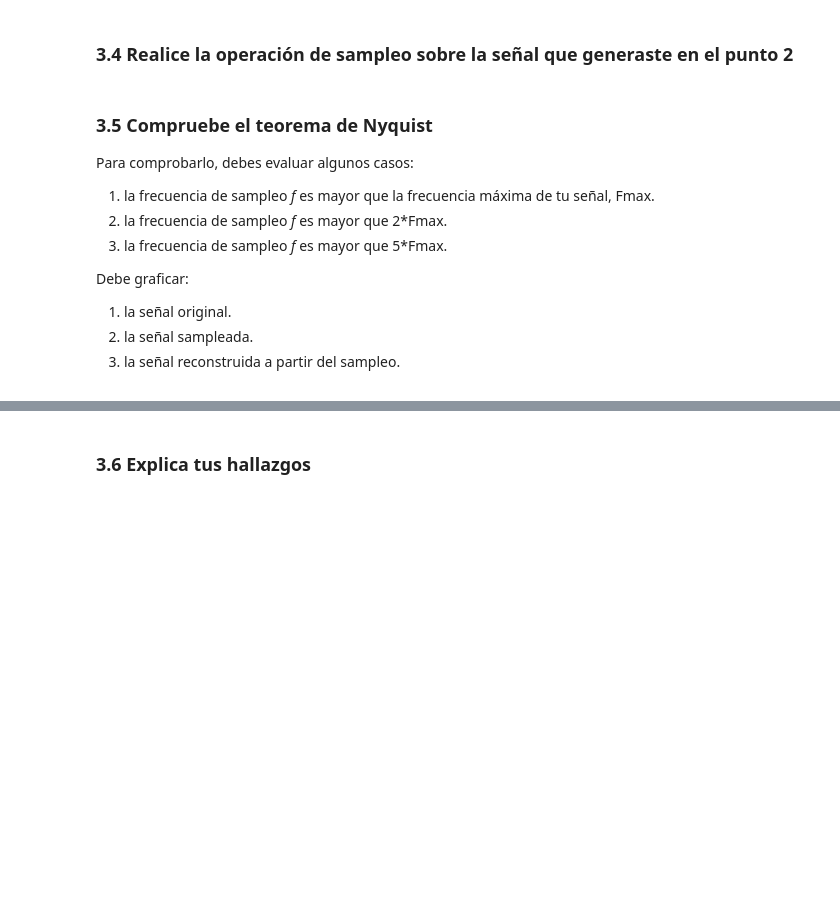
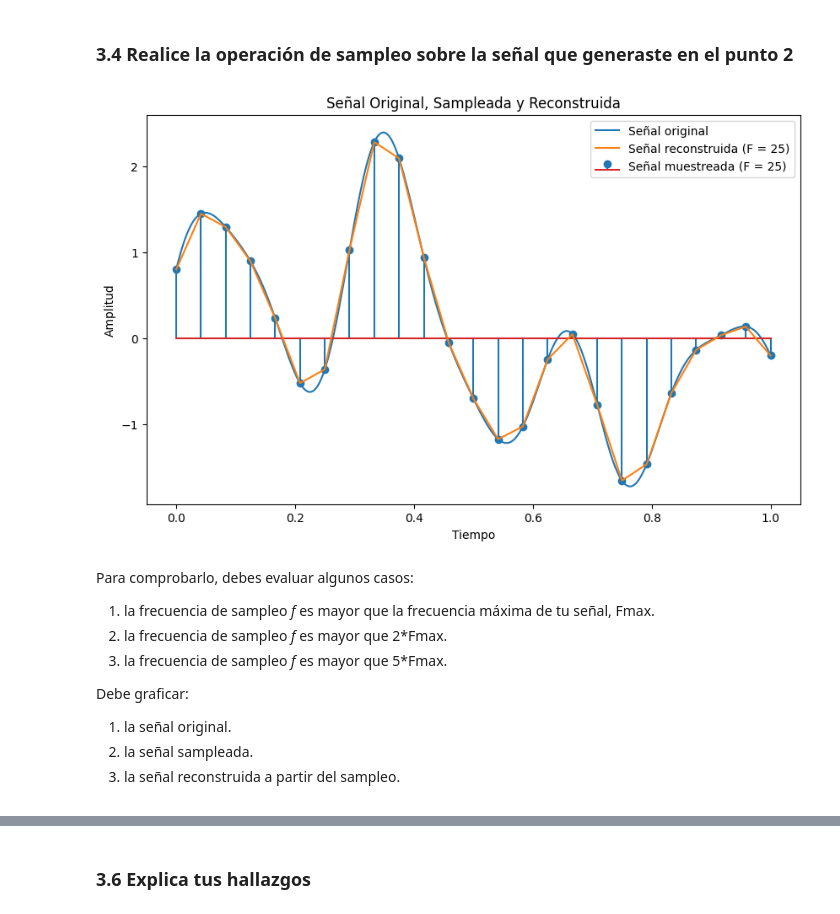
Before and after one commit to larryfishermn/EIE_401_MULTIMEDIA, a Jupyter notebook: Actividad 2/Actividad_2_FuentesSebastian_20365667k.ipynb, the cells around one changed output, grey strips where cells are left out. Cells and saved outputs as stored; diff of their text form; code cells hidden in the pictures; blank space fills up the shorter version.

```diff
--- a/Actividad 2/Actividad_2_FuentesSebastian_20365667k.ipynb
+++ b/Actividad 2/Actividad_2_FuentesSebastian_20365667k.ipynb
@@ -158,7 +245,46 @@ Puedes utilizar el método "stem" de matplotlib para plotear el resultado.
 # %% [markdown]
 ### 3.4 Realice la operación de sampleo sobre la señal que generaste en el punto 2
+# %%
+import numpy as np
+import matplotlib.pyplot as plt
+
+# Definición de la señal original
+def original_signal(x):
+    return np.sin(2*np.pi*x) + 0.5*np.cos(5*np.pi*x) + np.sin(7*np.pi*x) + 0.3*np.cos(12*np.pi*x)
+
+# Frecuencia máxima de la señal original
+Fmax = 12
+
+# Definición de la frecuencia de muestreo
+f = 25  # Frecuencia de muestreo
+
+# Rango de valores de x para la señal original
+x_values = np.linspace(0, 1, 1000)
+
+# Muestrear la señal original
+x = np.linspace(0, 1, f)
+y = original_signal(x_sampled)
+
+# Reconstruir la señal a partir del muestreo usando interpolación lineal
+reconstructed_signal = np.interp(x_values, x, y)
+
+# Graficar la señal original, la señal sampleada y la señal reconstruida
+plt.figure(figsize=(10, 6))
+
+plt.plot(x_values, original_signal(x_values), label='Señal original')
+plt.stem(x, y, label=f'Señal muestreada (F = {f})')
+plt.plot(x_values, reconstructed_signal, label=f'Señal reconstruida (F = {f})')
+
+plt.title('Señal Original, Sampleada y Reconstruida')
+plt.xlabel('Tiempo')
+plt.ylabel('Amplitud')
+plt.legend()
+
+plt.show()
+# %% [output]
+[figure, added]
 # %% [markdown]
-### 3.5 Compruebe el teorema de Nyquist
+
 Para comprobarlo, debes evaluar algunos casos:
 1. la frecuencia de sampleo _f_ es mayor que la frecuencia máxima de tu señal, Fmax.
 2. la frecuencia de sampleo _f_ es mayor que 2*Fmax.
```
Also changed, not shown: parts of 7 cells of this notebook.
